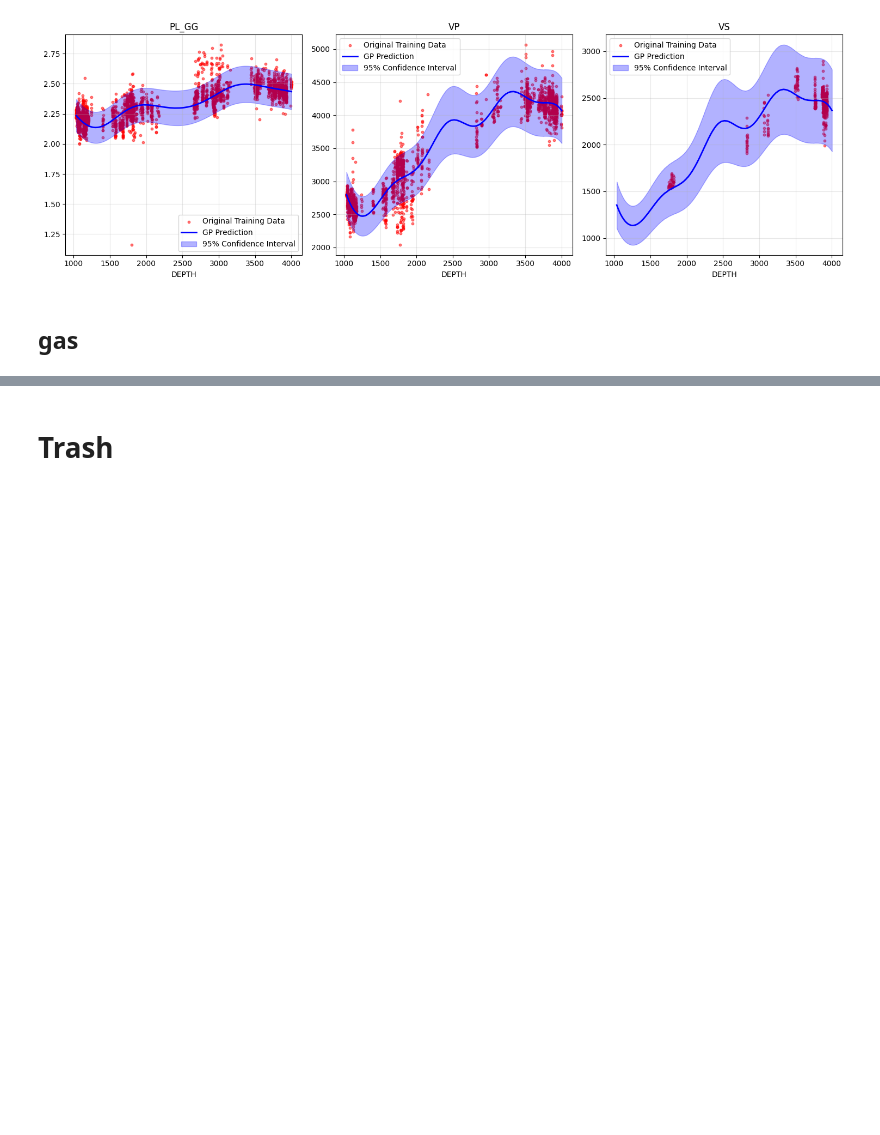
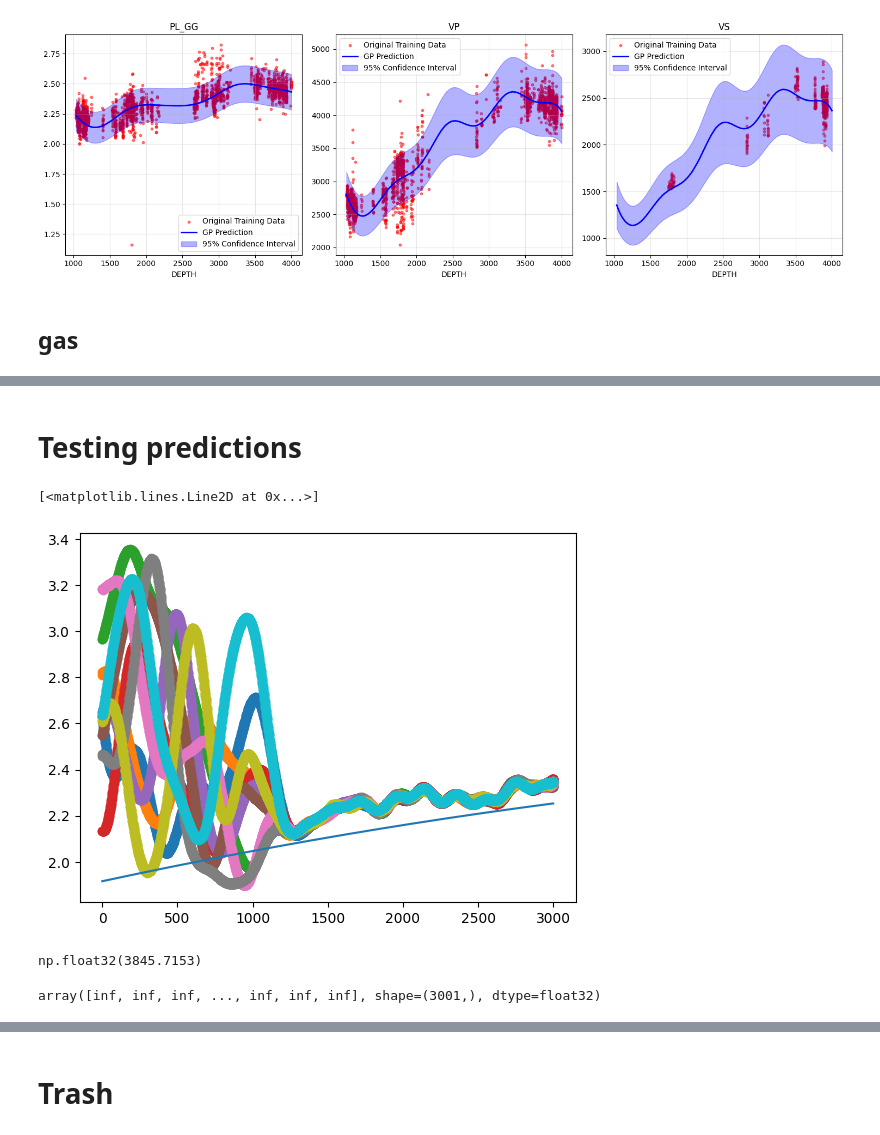
Before and after one commit to spaceswimmer/nnseismic, a Jupyter notebook: src/get-rockphysics-tagilsk.ipynb, the cells around one changed output, grey strips where cells are left out. Drawn from its saved outputs; the diff is of its cells as text; code cells hidden in the pictures; blank space fills up the shorter version.

```diff
--- a/src/get-rockphysics-tagilsk.ipynb
+++ b/src/get-rockphysics-tagilsk.ipynb
@@ -388,2 +407,28 @@ Iteration 40, Loss: 0.7443
 ['PL_GG_LOG', 'VP_LOG']: trained on 563 points
 [figure]
+# %% [markdown]
+# Testing predictions
+# %%
+def calc_oil_sand_vp(z):
+    return -8.876e-06 * z**2 + 0.505 * z + 1998
+def calc_oil_sand_rho(z):
+        return -9.23e-09 * z**2 + 0.00014 * z + 1.916
+# %%
+from util.gaussian_processes import sample_gp_model
+brine_dict = load_gp_model('../data/models/brine_pl_vp_vs.pth')
+x_new = np.arange(0, 3001, 1)
+sample1 = sample_gp_model(brine_dict, x_new, log_transform=True, n_samples=10)
+for i in range(0,10,1):
+    plt.scatter(x_new, sample1[i, :, 0])
+plt.plot(x_new, calc_oil_sand_rho(x_new))
+# %% [output]
+[<matplotlib.lines.Line2D at 0x...>]
+[figure, added]
+# %%
+np.max(sample1[i, :, 1])
+# %% [output]
+np.float32(3845.7153)
+# %%
+np.exp(sample1[i, :, 1])
+# %% [output]
+array([inf, inf, inf, ..., inf, inf, inf], shape=(3001,), dtype=float32)
```
Also changed, not shown: parts of 13 cells of this notebook, 11 other files.
